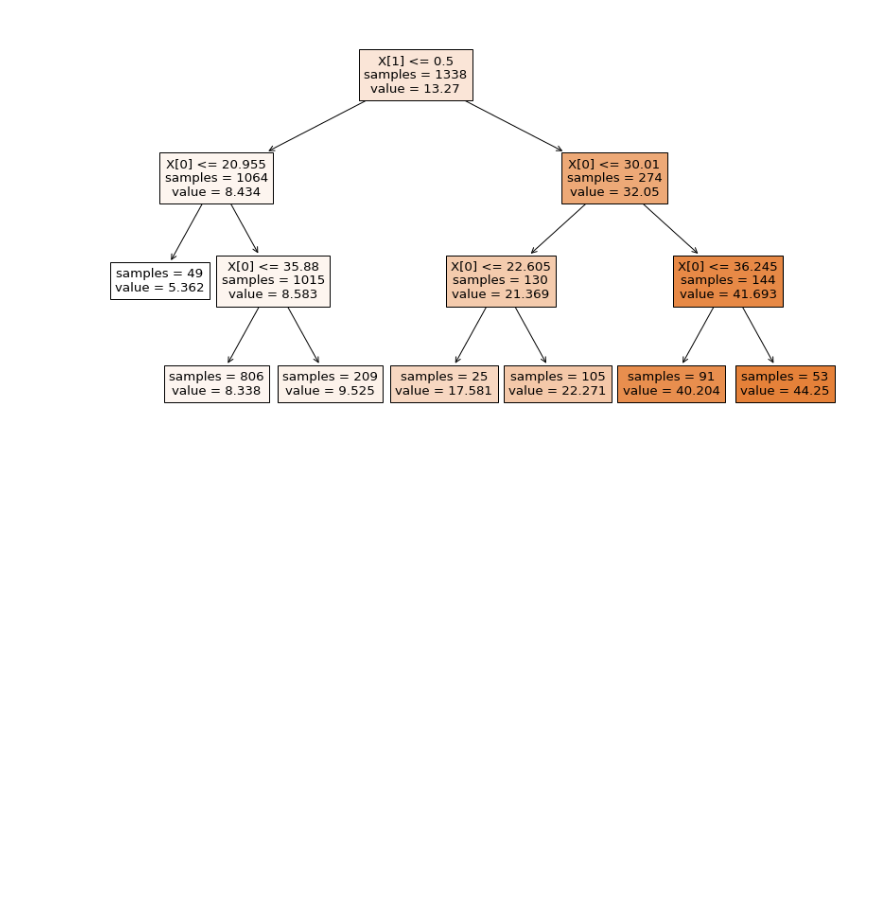
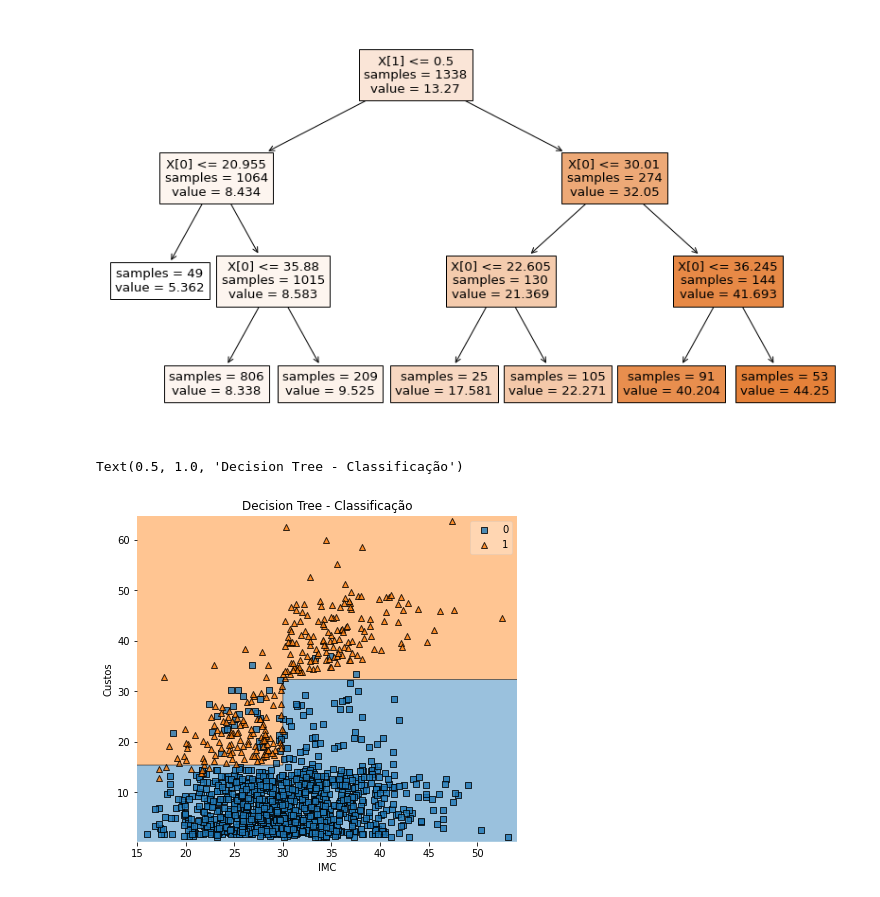
Before and after one commit to angeruzzi/MachineLearningRef, a Jupyter notebook: DecisionTree.ipynb, the cells around one changed output. Cells and saved outputs as stored; diff of their text form; code cells hidden in the pictures; blank space fills up the shorter version.

```diff
--- a/DecisionTree.ipynb
+++ b/DecisionTree.ipynb
@@ -85,3 +89,26 @@ plot_tree(arvore, filled=True, proportion = False, impurity = False)
 plt.show()
 # %% [output]
 [figure]
+# %%
+#Decision Tree como modelo de classificação
+
+Xc = dados[['bmi', 'charges']]
+yc = dados['smoker']
+
+profundidadec = 3
+
+arvorec = DecisionTreeRegressor(max_depth = profundidadec, min_samples_split=100)
+arvorec.fit(Xc, yc)
+
+arvorec.fit(Xc, yc)
+
+plt.figure(figsize = (15, 6))
+
+plt.subplot(1, 2, 1)
+plot_decision_regions(Xc.values, yc.values, clf = arvorec, legend = 1)
+plt.xlabel('IMC')
+plt.ylabel('Custos')
+plt.title('Decision Tree - Classificação')
+# %% [output]
+Text(0.5, 1.0, 'Decision Tree - Classificação')
+[figure, added]
```
Also changed, not shown: parts of 2 cells of this notebook.
